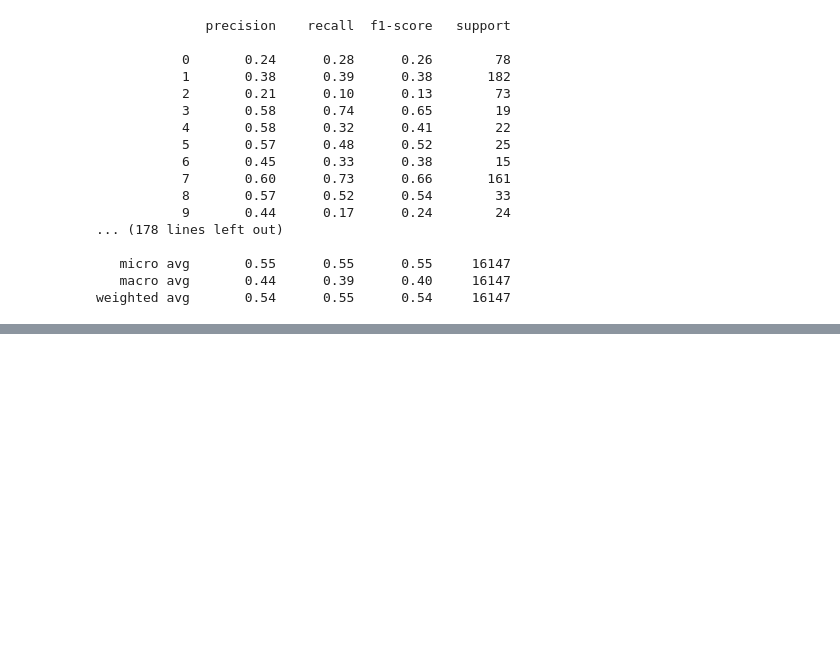
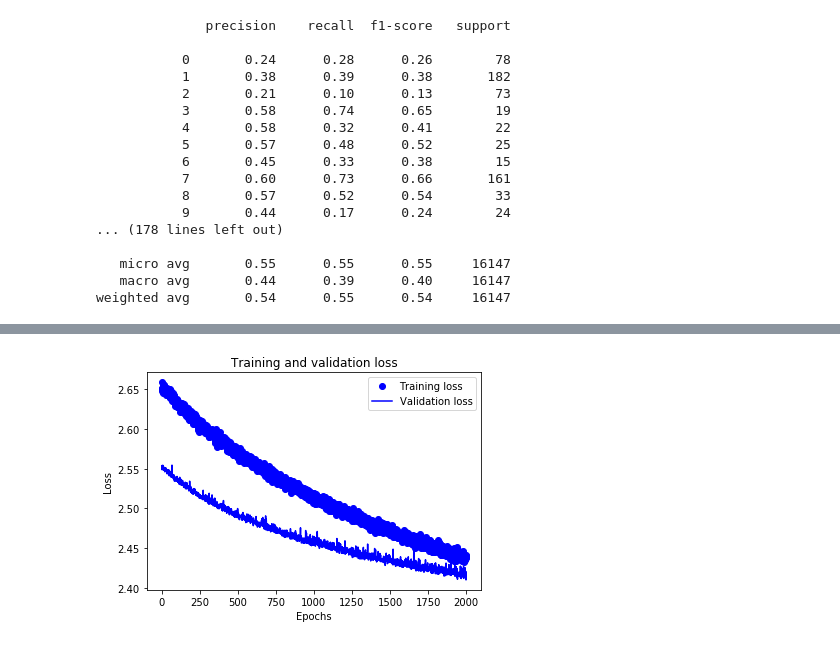
Before and after one commit to serge-sotnyk/prj-nlp-2019, a Jupyter notebook: students/SergeSotnyk/09-vectors/ANN.ipynb, the cells around one changed output, grey strips where cells are left out. Saved outputs shown, nothing was run; the diff lists cells and outputs as text; code cells hidden in the pictures; blank space fills up the shorter version.

Commit message:
SGD, dropout, etc.

```diff
--- a/students/SergeSotnyk/09-vectors/ANN.ipynb
+++ b/students/SergeSotnyk/09-vectors/ANN.ipynb
@@ -203,0 +209,19 @@ weighted avg       0.54      0.55      0.54     16147
+# %%
+model2 = models.Sequential()
+model2.add(layers.Dense(256, activation='relu', kernel_regularizer=regularizers.l1_l2(0.0001, 0.0001), input_shape=(dim,)))
+model2.add(layers.Dropout(rate = 0.5))
+model2.add(layers.Dense(128, activation='relu', kernel_regularizer=regularizers.l1_l2(0.0001, 0.0001)))
+model2.add(layers.Dropout(rate = 0.5))
+model2.add(layers.Dense(64, activation='relu', kernel_regularizer=regularizers.l1_l2(0.0001, 0.0001)))
+model2.add(layers.Dense(len(labels_dict), activation='softmax'))
+model2.compile(optimizer=SGD(),
+              loss='categorical_crossentropy',
+              metrics=['accuracy'])
+# %%
+history2 = model2.fit(
+            partial_x_train,
+            partial_y_train,
+            epochs=2000,
+            batch_size=256,
+            validation_data=(x_val, y_val)
+          )
@@ -203,0 +246,14 @@ weighted avg       0.54      0.55      0.54     16147
+# %%
+plt.clf()
+loss = history2.history['loss']
+val_loss = history2.history['val_loss']
+epochs = range(1, len(loss) + 1)
+plt.plot(epochs, loss, 'bo', label='Training loss')
+plt.plot(epochs, val_loss, 'b', label='Validation loss')
+plt.title('Training and validation loss')
+plt.xlabel('Epochs')
+plt.ylabel('Loss')
+plt.legend()
+plt.show()
+# %% [output]
+[figure, added]
```
Also changed, not shown: parts of 6 cells of this notebook.
